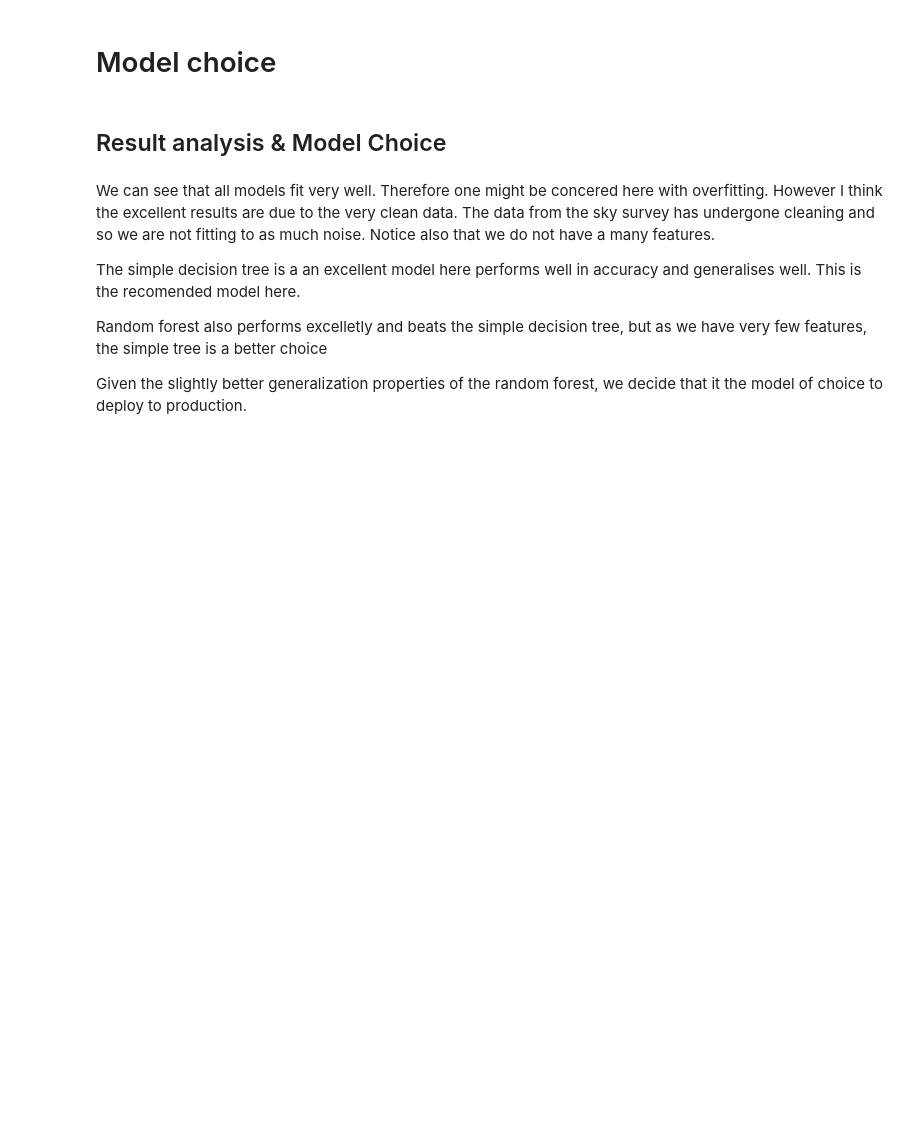
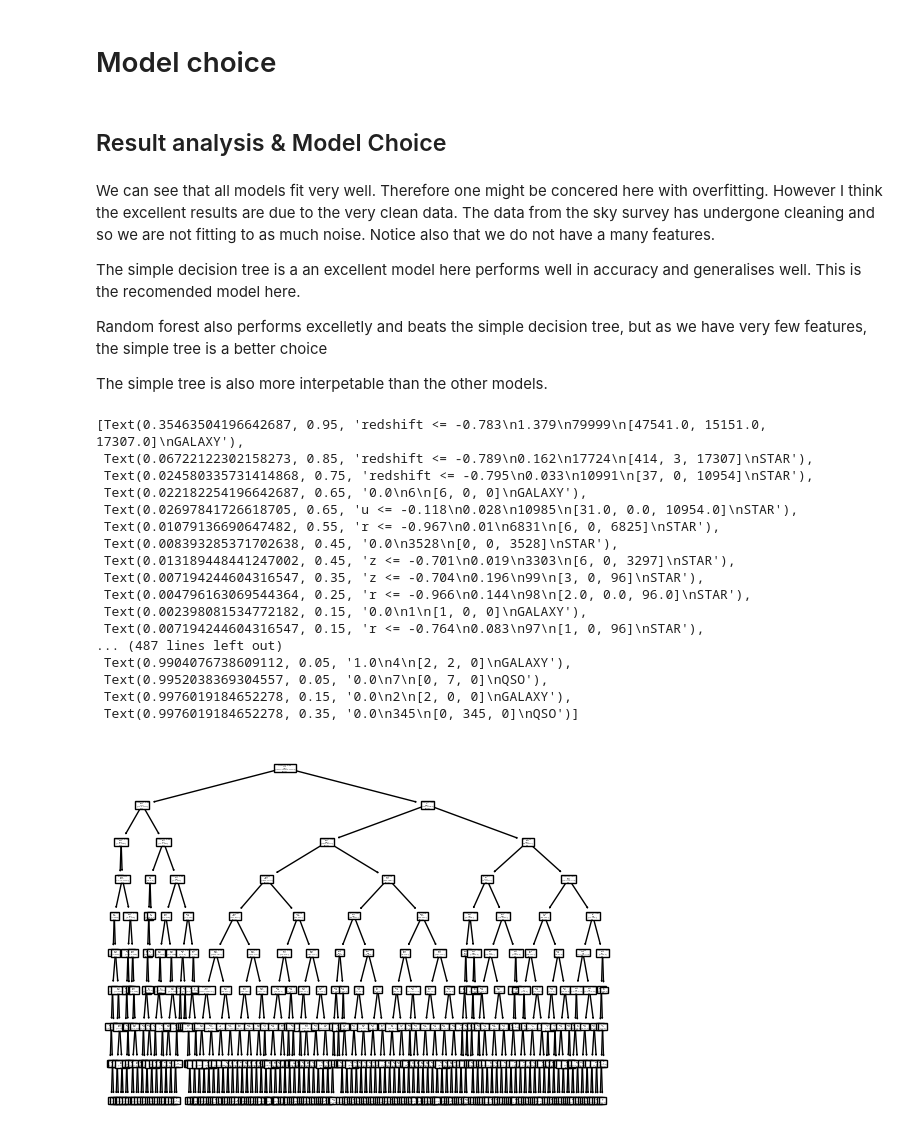
Before and after one commit to raghu-ml/imp-capstone-project, a Jupyter notebook: modelling.ipynb, the cells around one changed output. Cells and saved outputs as stored; diff of their text form; code cells hidden in the pictures; blank space fills up the shorter version.

Commit message:
added tree graph

```diff
--- a/modelling.ipynb
+++ b/modelling.ipynb
@@ -314,7 +314,28 @@ We can see that all models fit very well. Therefore one might be concered here w
 
 The simple decision tree is a an excellent model here performs well in accuracy and generalises well. This is the recomended model here.
 
-
 Random forest also performs excelletly and beats the simple decision tree, but as we have very few features, the simple tree is a better choice
 
-Given the slightly better generalization properties of the random forest, we decide that it the model of choice to deploy to production.
+The simple tree is also more interpetable than the other models.
+# %%
+from sklearn import tree
+tree.plot_tree(model_tree, feature_names=FEATURE_COLS, class_names=output_label, label='none', filled=False)
+# %% [output]
+[Text(0.35463504196642687, 0.95, 'redshift <= -0.783\n1.379\n79999\n[47541.0, 15151.0, 17307.0]\nGALAXY'),
+ Text(0.06722122302158273, 0.85, 'redshift <= -0.789\n0.162\n17724\n[414, 3, 17307]\nSTAR'),
+ Text(0.024580335731414868, 0.75, 'redshift <= -0.795\n0.033\n10991\n[37, 0, 10954]\nSTAR'),
+ Text(0.022182254196642687, 0.65, '0.0\n6\n[6, 0, 0]\nGALAXY'),
+ Text(0.02697841726618705, 0.65, 'u <= -0.118\n0.028\n10985\n[31.0, 0.0, 10954.0]\nSTAR'),
+ Text(0.01079136690647482, 0.55, 'r <= -0.967\n0.01\n6831\n[6, 0, 6825]\nSTAR'),
+ Text(0.008393285371702638, 0.45, '0.0\n3528\n[0, 0, 3528]\nSTAR'),
+ Text(0.013189448441247002, 0.45, 'z <= -0.701\n0.019\n3303\n[6, 0, 3297]\nSTAR'),
+ Text(0.007194244604316547, 0.35, 'z <= -0.704\n0.196\n99\n[3, 0, 96]\nSTAR'),
+ Text(0.004796163069544364, 0.25, 'r <= -0.966\n0.144\n98\n[2.0, 0.0, 96.0]\nSTAR'),
+ Text(0.002398081534772182, 0.15, '0.0\n1\n[1, 0, 0]\nGALAXY'),
+ Text(0.007194244604316547, 0.15, 'r <= -0.764\n0.083\n97\n[1, 0, 96]\nSTAR'),
+... (487 lines left out)
+ Text(0.9904076738609112, 0.05, '1.0\n4\n[2, 2, 0]\nGALAXY'),
+ Text(0.9952038369304557, 0.05, '0.0\n7\n[0, 7, 0]\nQSO'),
+ Text(0.9976019184652278, 0.15, '0.0\n2\n[2, 0, 0]\nGALAXY'),
+ Text(0.9976019184652278, 0.35, '0.0\n345\n[0, 345, 0]\nQSO')]
+[figure, added]
```
